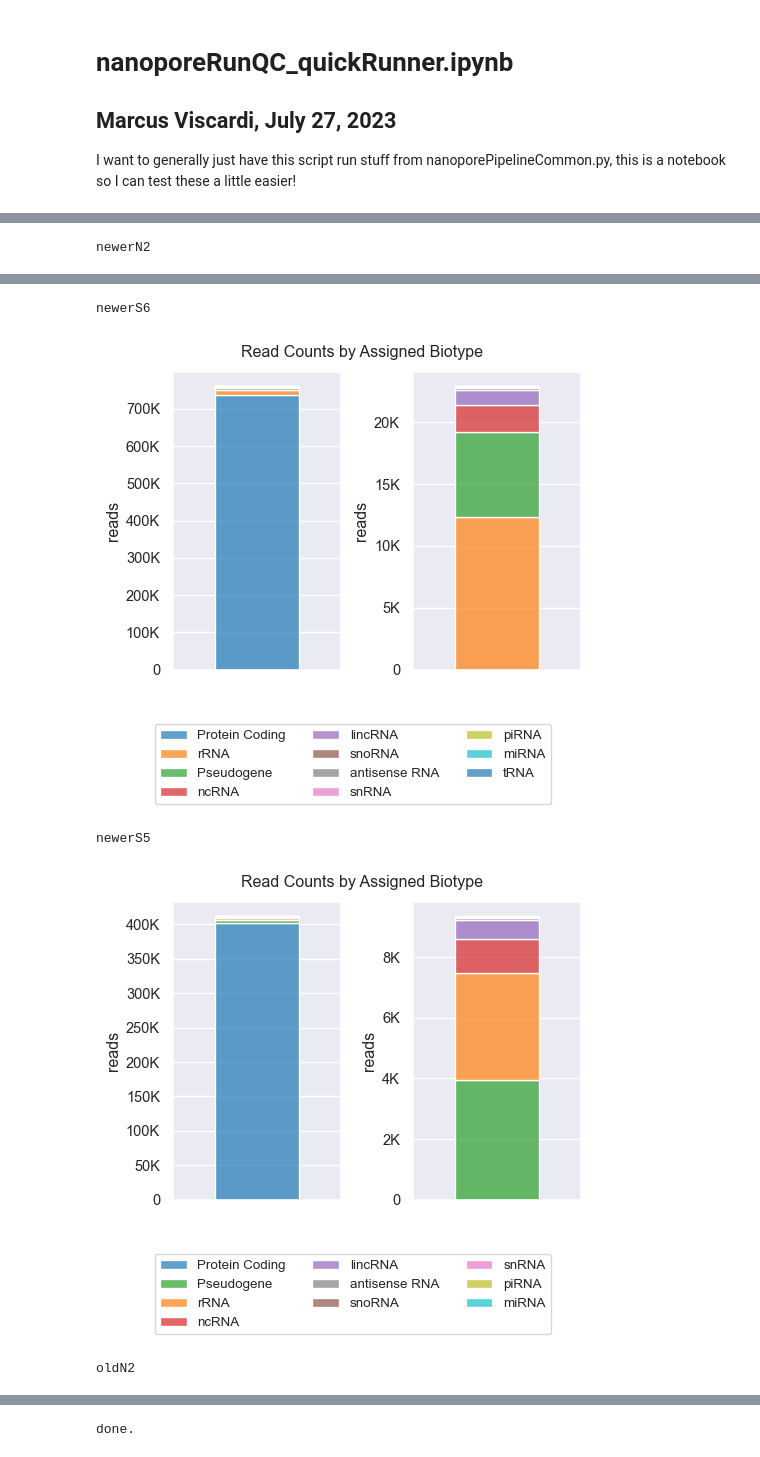
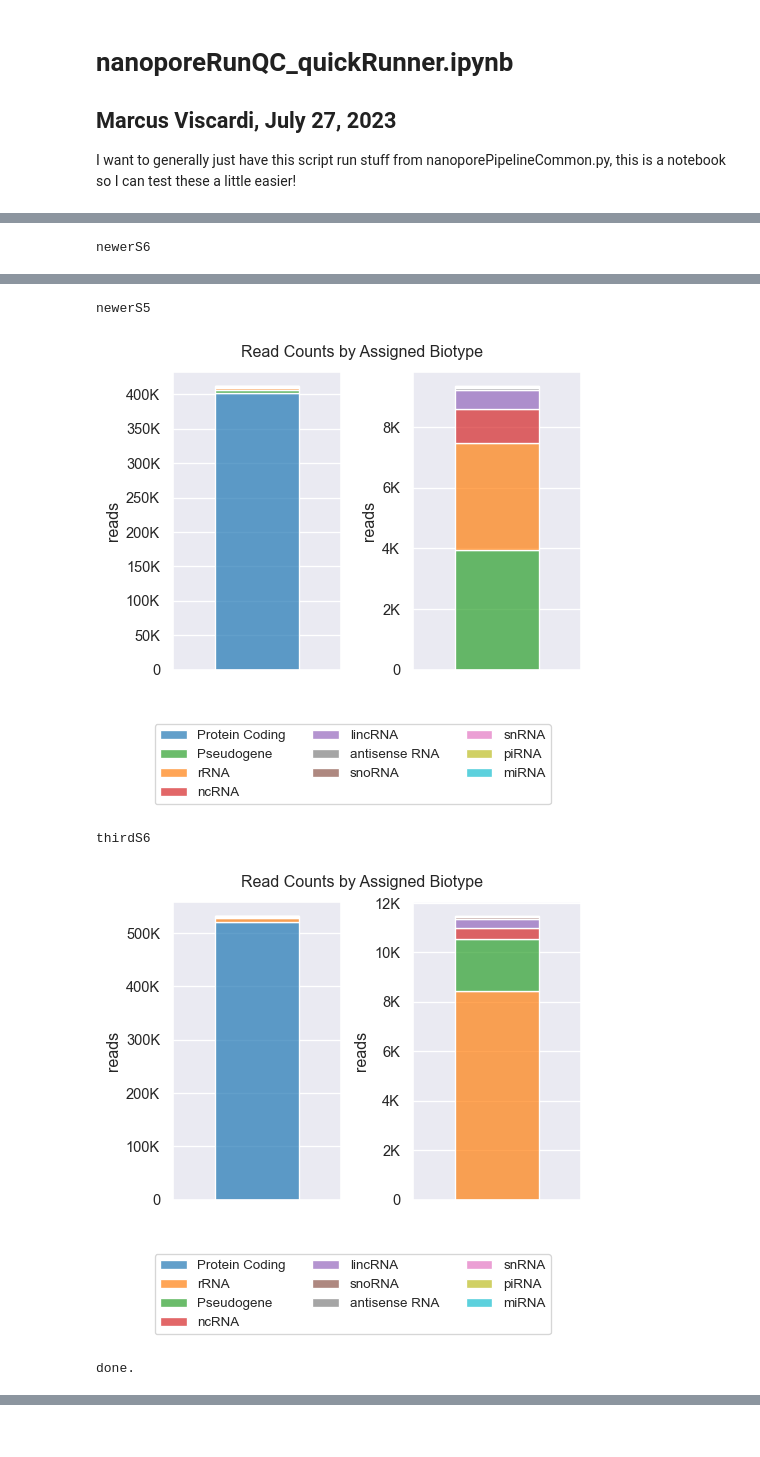
Before and after one commit to MViscardi-UCSC/nanoporePipelineScripts, a Jupyter notebook: nanoporeRunQC_quickRunner.ipynb, the cells around one changed output, grey strips where cells are left out. Saved outputs shown, nothing was run; the diff lists cells and outputs as text; code cells hidden in the pictures.

Commit message:
Some updates to QC, and starting to test with third replicate libraries

```diff
--- a/nanoporeRunQC_quickRunner.ipynb
+++ b/nanoporeRunQC_quickRunner.ipynb
@@ -25,12 +25,16 @@ Imports done at 07/28/23 @ 04:12:24 PM
 # %%
 obj_dict = {}
-for lib in [
-    "oldN2",
+libs_to_run = [
+    #"oldN2",
     # "oldS6",
-    "newerN2",
+    # "newerN2",
     "newerS6",
     "newerS5",
-]:
+    # "thirdN2",
+    # "thirdS5",
+    "thirdS6",
+]
+for lib in libs_to_run:
     print(f"\nLoading {lib}...", end="")
     obj_dict[lib] = npC.NanoporeRun(run_nickname=lib)
     print(" Done!")
@@ -94,10 +88,10 @@ newerS5,688181,604466,564535,369783,411938,365272,402588,17845,
 # %%
 sea.set_style('whitegrid')
 
-for i, lib in enumerate(['newerN2', 'newerS6', 'newerS5', 'oldN2']):
-    obj = obj_dict[lib]
+for i, lib in enumerate(libs_to_run):
+    lib_obj = obj_dict[lib]
     print(lib)
-    obj.biotypes_bar_plot()
+    lib_obj.biotypes_bar_plot()
 print("done.")
 # %% [output]
-newerN2
+newerS6
@@ -105,5 +99,5 @@ newerN2
-newerS6
+newerS5
-[figure, old version]
+[figure, new version]
-newerS5
+thirdS6
-[figure, old version]
+[figure, new version]
-oldN2
+done.
@@ -111 +103,0 @@ oldN2
-done.
```
Also changed, not shown: parts of 4 cells of this notebook, 1 other file.
